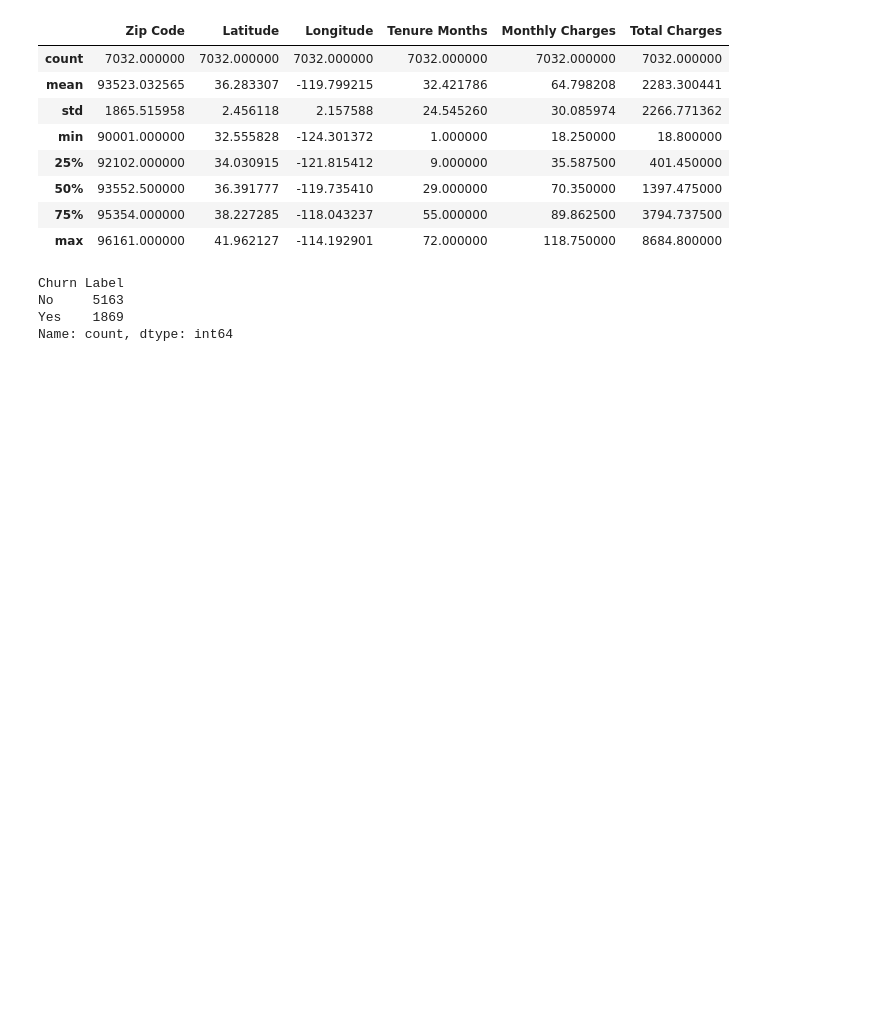
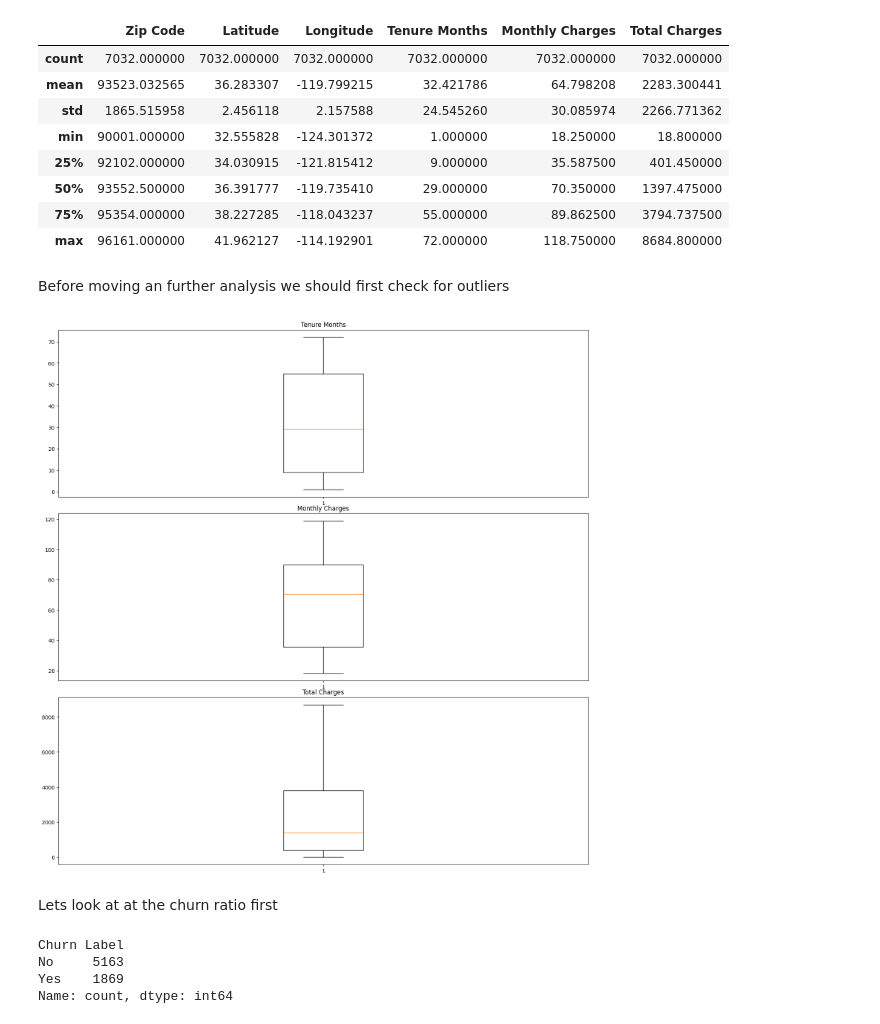
Before and after one commit to Zia-Ul-Hasan/Churn-Prediction-IBM-telco, a Jupyter notebook: EDA_Churn.ipynb, the cells around one changed output. Cells and saved outputs as stored; diff of their text form; code cells hidden in the pictures; blank space fills up the shorter version.

Commit message:
eda churn final v5

```diff
--- a/EDA_Churn.ipynb
+++ b/EDA_Churn.ipynb
@@ -41,6 +41,22 @@ df.describe()
 | 50% | 93552.500000 | 36.391777 | -119.735410 | 29.000000 | 70.350000 | 1397.475000 |
 | 75% | 95354.000000 | 38.227285 | -118.043237 | 55.000000 | 89.862500 | 3794.737500 |
 | max | 96161.000000 | 41.962127 | -114.192901 | 72.000000 | 118.750000 | 8684.800000 |
+# %% [markdown]
+Before moving an further analysis we should first check for outliers
+# %%
+fig, axes= plt.subplots(3,1,figsize=(15,15))
+plt.tight_layout()
+axes[0].boxplot(df['Tenure Months'])
+axes[0].set_title('Tenure Months')
+axes[1].boxplot(df['Monthly Charges'])
+axes[1].set_title('Monthly Charges')
+axes[2].boxplot(df['Total Charges'])
+axes[2].set_title('Total Charges')
+plt.show()
+# %% [output]
+[figure, added]
+# %% [markdown]
+Lets look at at the churn ratio first
 # %%
 df['Churn Label'].value_counts().plot(kind='bar',color=['green','red'])
 plt.title('Total Customer Churn')
```
Also changed, not shown: parts of 5 cells of this notebook.
